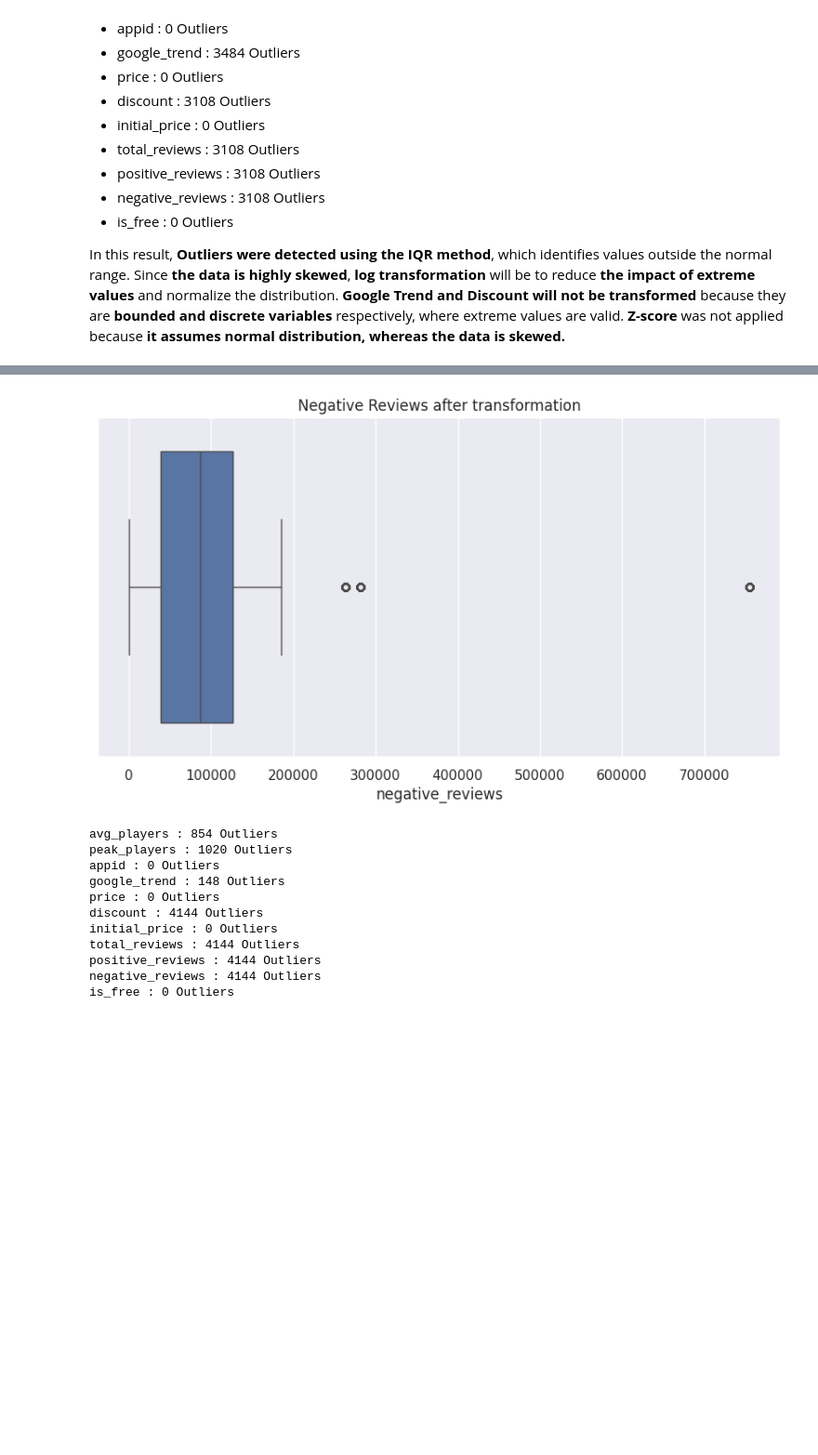
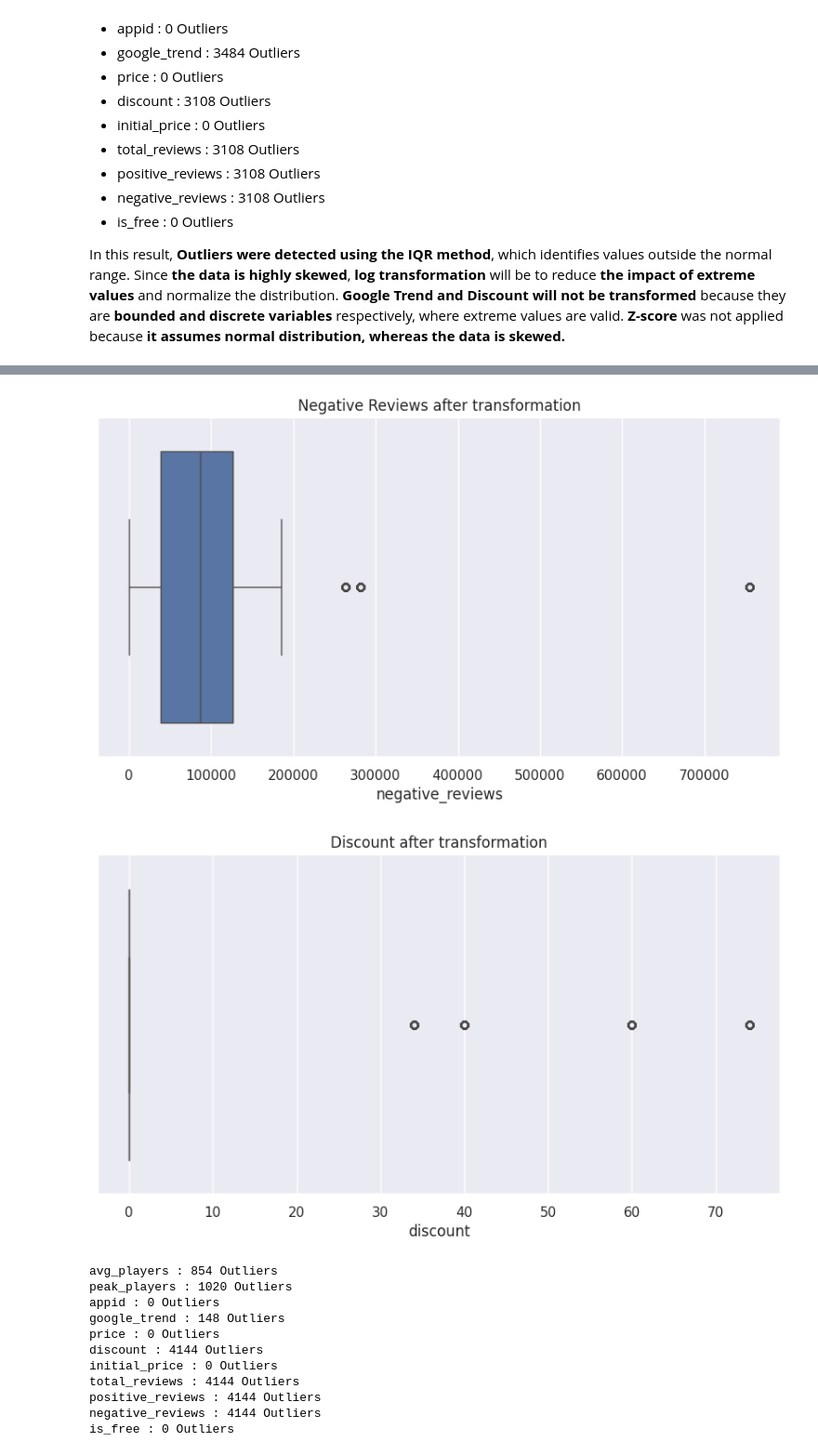
Before and after one commit to taimoor0078/Programming-20054191-, a Jupyter notebook: CA_2_Programming_for_Data_Analytics_by_20054191_(TAIMOOR_AHMAD).ipynb, the cells around one changed output, grey strips where cells are left out. Shown at 93% size. Drawn from its saved outputs; the diff is of its cells as text; code cells hidden in the pictures; blank space fills up the shorter version.

```diff
--- a/CA_2_Programming_for_Data_Analytics_by_20054191_(TAIMOOR_AHMAD).ipynb
+++ b/CA_2_Programming_for_Data_Analytics_by_20054191_(TAIMOOR_AHMAD).ipynb
@@ -259,15 +261,17 @@ for transformation in transform_Columns:
 # %%
 vis_GameDataset.boxplot("avg_players" , "Average Players after transformation")
 vis_GameDataset.boxplot("peak_players" , "Peak Players after transformation")
 vis_GameDataset.boxplot("total_reviews" , "Total Reviews after transformation")
 vis_GameDataset.boxplot("positive_reviews" , "Positive reviews after transformation")
 vis_GameDataset.boxplot("negative_reviews" , "Negative Reviews after transformation")
+vis_GameDataset.boxplot("discount" , "Discount after transformation")
 # %% [output]
 [figure]
 [figure]
 [figure]
 [figure]
 [figure]
+[figure, added]
 # %%
 # Check Outliers again I copied last code from the above cells
 numeric_Columns = games_DF.select_dtypes(include = ['float64' , 'int64']).columns
```
Also changed, not shown: parts of 10 cells of this notebook.
